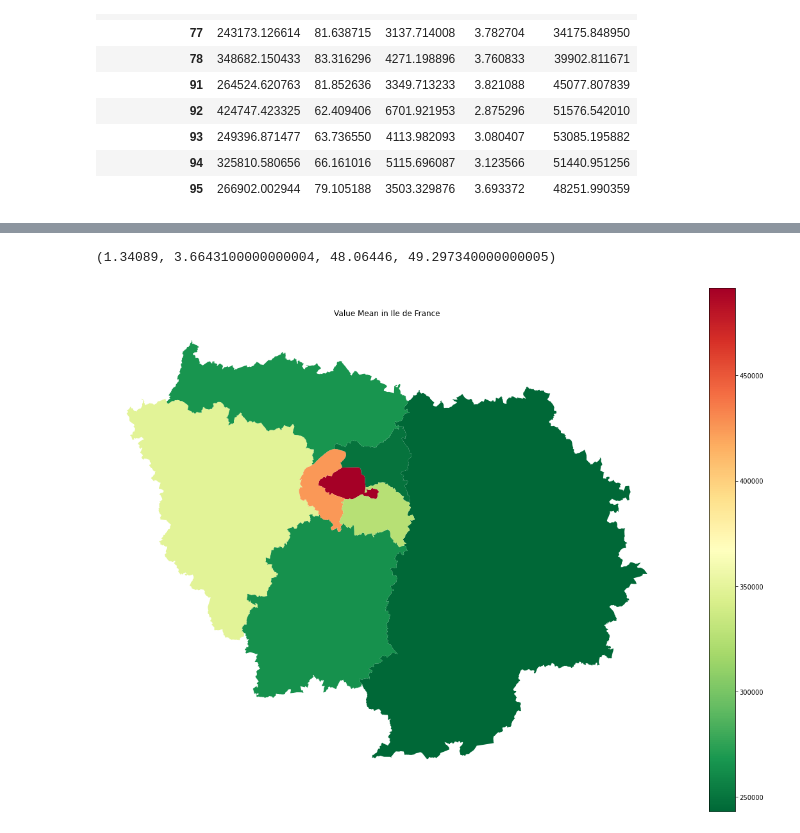
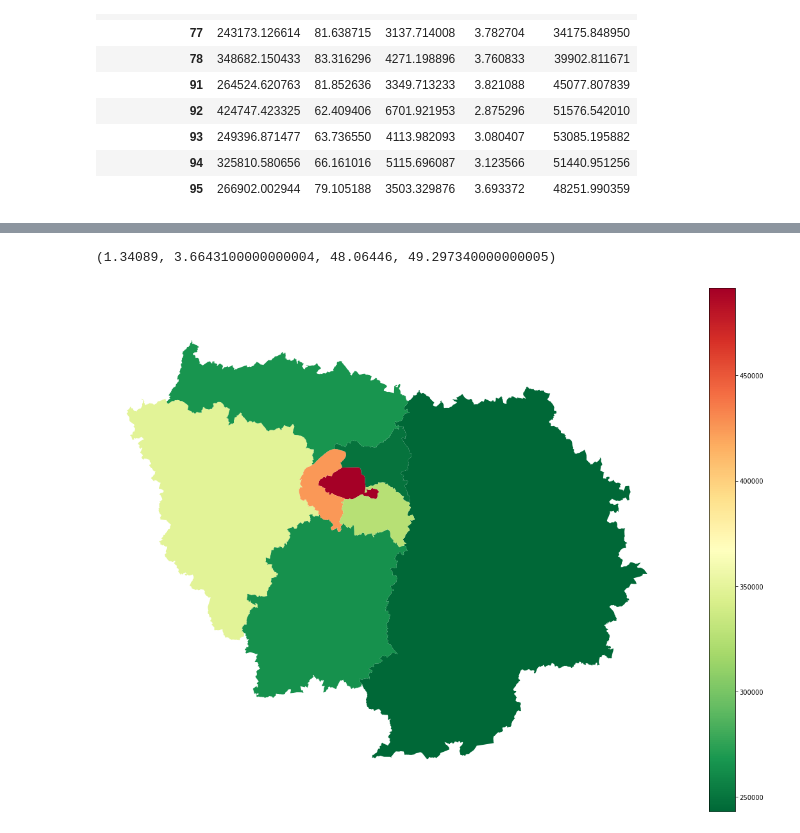
Before and after one commit to Sebastiao199/datathon_realestate, a Jupyter notebook: geojsonfiles_analysis.ipynb, the cells around one changed output, grey strips where cells are left out. Cells and saved outputs as stored; diff of their text form; code cells hidden in the pictures.

```diff
--- a/geojsonfiles_analysis.ipynb
+++ b/geojsonfiles_analysis.ipynb
@@ -244,11 +244,11 @@ group_by_merge_geo
 final_geo = gpd.GeoDataFrame(group_by_merge_geo, geometry='geometry')
 # %%
 final_geo.plot(column="value", cmap='RdYlGn_r', legend=True, k=10, figsize=(20, 15))
-plt.title('Value Mean in Ile de France')
+# plt.title('Value Mean in Ile de France')
 # plt.legend([final_geo['value'], final_geo['nom']]);
 plt.axis('off')
 # %% [output]
 (1.34089, 3.6643100000000004, 48.06446, 49.297340000000005)
-[figure, old version]
+[figure, new version]
 # %%
 final_geo.plot(column="area", cmap='RdYlGn', legend=True, k=10, figsize=(20, 15))
```
Also changed, not shown: parts of 5 cells of this notebook.
